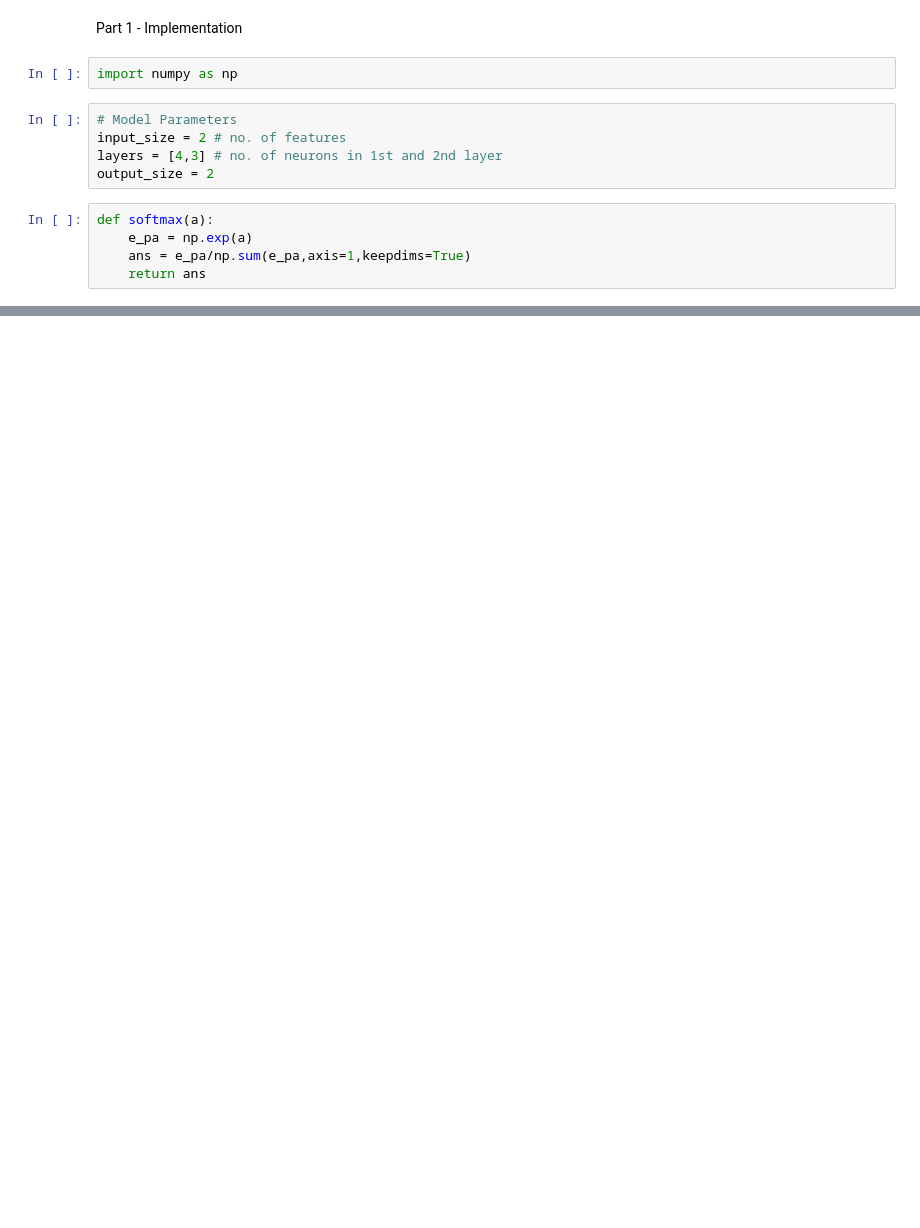
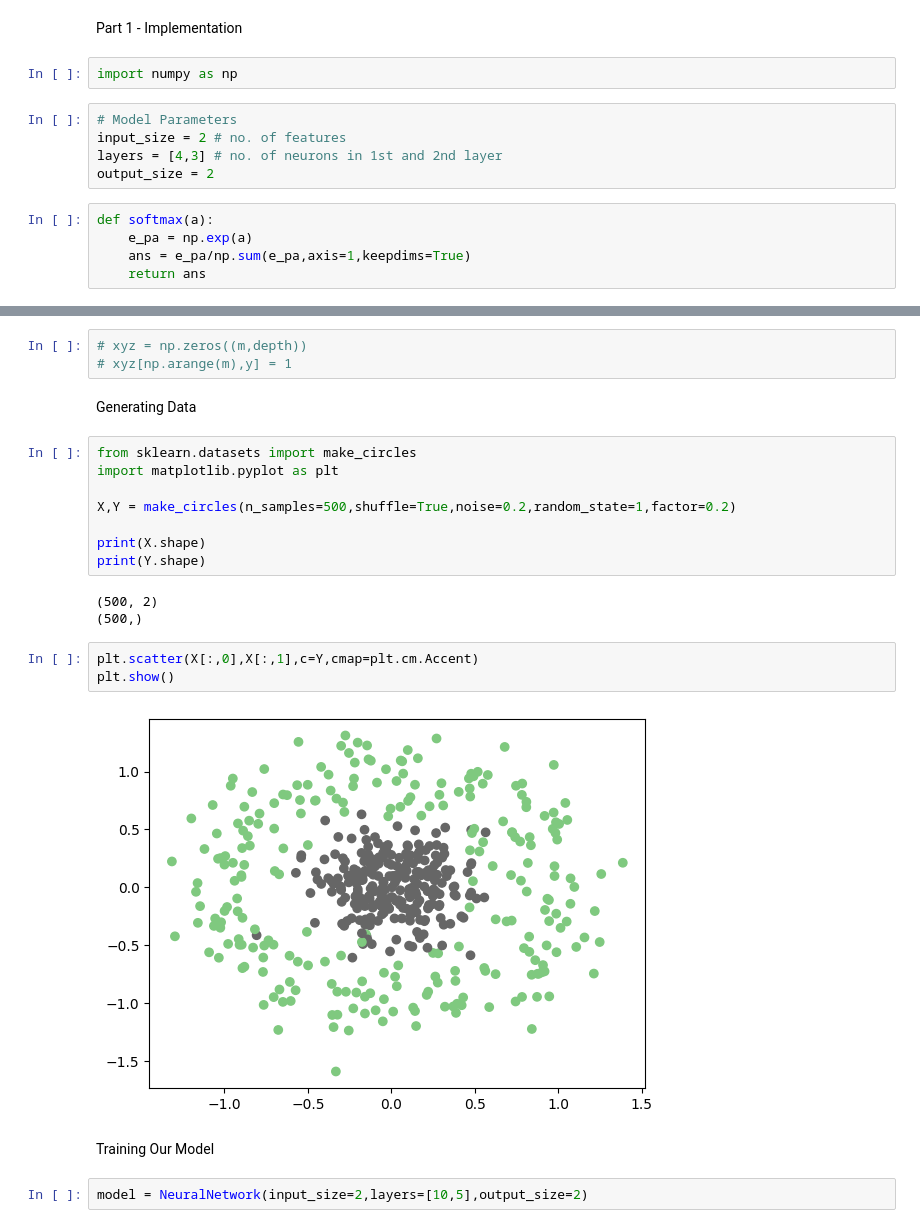
Before and after one commit to anmol201212/Deep-Learning, a Jupyter notebook: Practice/Neural Networks/code.ipynb, the cells around one changed output, grey strips where cells are left out. Drawn from its saved outputs; the diff is of its cells as text; blank space fills up the shorter version.

```diff
--- a/Practice/Neural Networks/code.ipynb
+++ b/Practice/Neural Networks/code.ipynb
@@ -48,0 +113,25 @@ class NeuralNetwork:
+# %%
+# xyz = np.zeros((m,depth))
+# xyz[np.arange(m),y] = 1
+# %% [markdown]
+Generating Data
+# %%
+from sklearn.datasets import make_circles
+import matplotlib.pyplot as plt
+
+X,Y = make_circles(n_samples=500,shuffle=True,noise=0.2,random_state=1,factor=0.2)
+
+print(X.shape)
+print(Y.shape)
+# %% [output]
+(500, 2)
+(500,)
+# %%
+plt.scatter(X[:,0],X[:,1],c=Y,cmap=plt.cm.Accent)
+plt.show()
+# %% [output]
+[figure, added]
+# %% [markdown]
+Training Our Model
+# %%
+model = NeuralNetwork(input_size=2,layers=[10,5],output_size=2)
```
Also changed, not shown: parts of 6 cells of this notebook.
